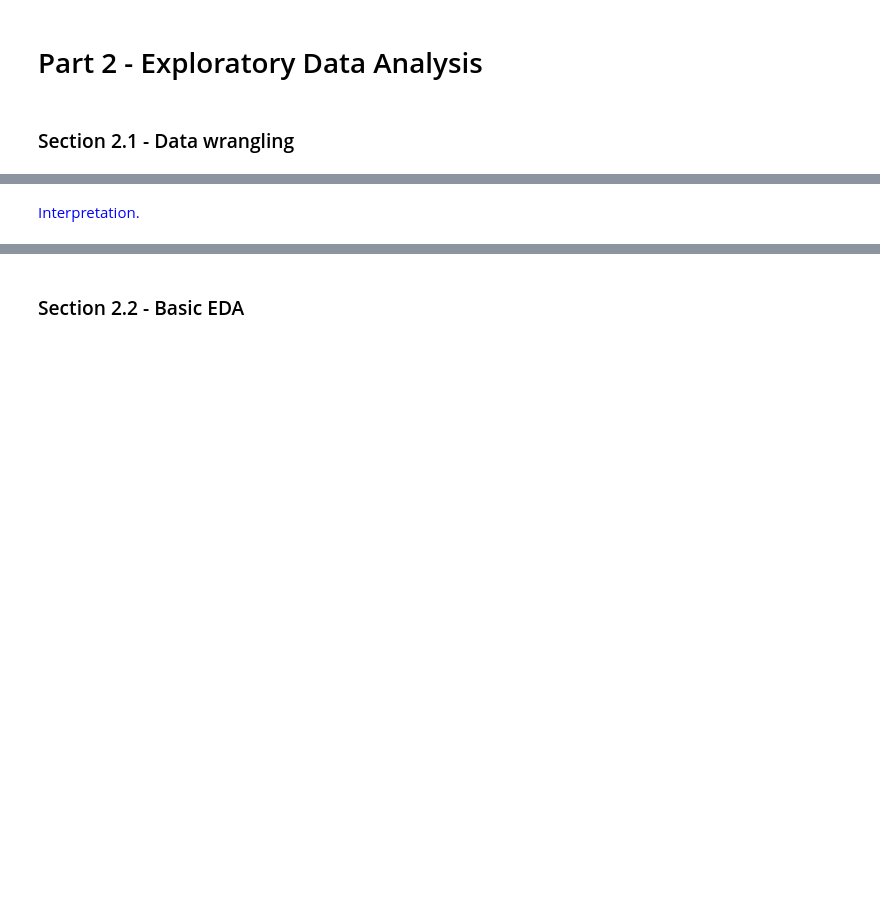
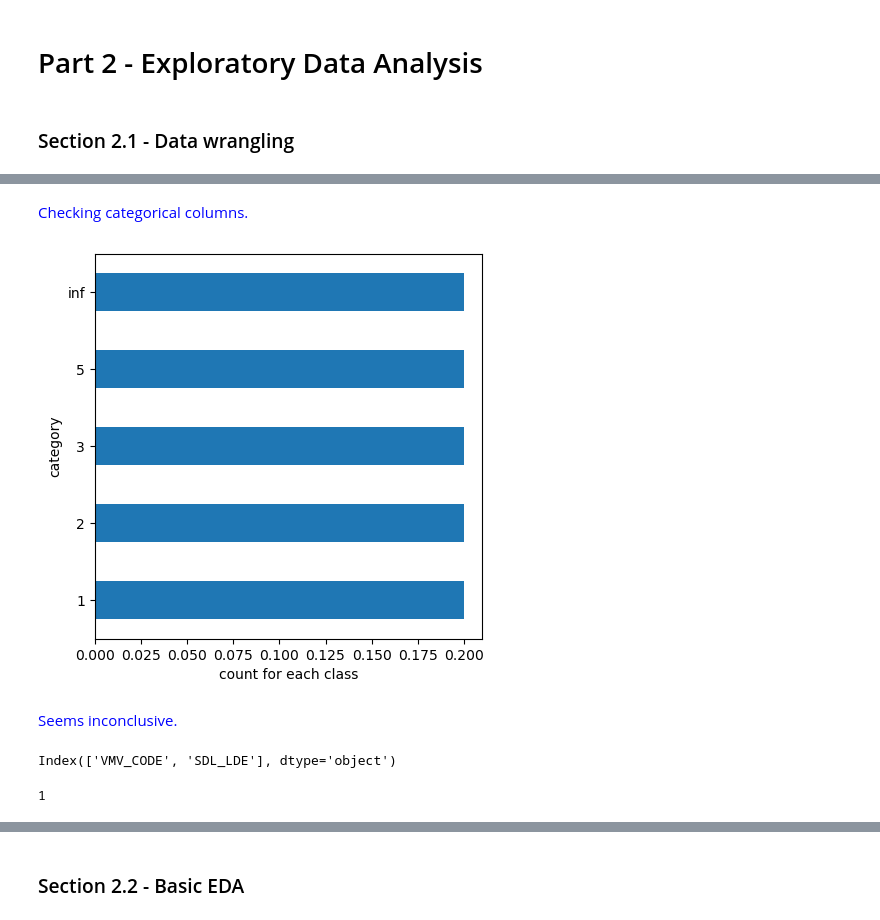
Before and after one commit to datapro4hire/Water, a Jupyter notebook: Capstone Project - Sprint 1.ipynb, the cells around one changed output, grey strips where cells are left out. Drawn from its saved outputs; the diff is of its cells as text; code cells hidden in the pictures; blank space fills up the shorter version.

```diff
--- a/Capstone Project - Sprint 1.ipynb
+++ b/Capstone Project - Sprint 1.ipynb
@@ -1085,0 +1143,36 @@ Being categorical data types, we determine that Chi Squared is the suitable hypo
+# %%
+import pandas as pd
+from scipy import stats
+import numpy as np
+
+# Sample data with missing values and mixed data types
+data = {'VMV_CODE': [1, 2, 3, None, 5, 'inf'],
+        'SDL_LDE': [10, 12, None, None, 18, 'abc'],
+        'MDL_LDM': [8, 11, 13, None, 16, np.inf]}
+df = pd.DataFrame(data)
+
+# Handle missing values (e.g., replace with mean or median)
+df['VMV_CODE'].fillna(df['VMV_CODE'].mean(), inplace=True)  # Replace NaN with mean
+df['SDL_LDE'].fillna(df['SDL_LDE'].median(), inplace=True)  # Replace NaN with median
+df['MDL_LDM'] = pd.to_numeric(df['MDL_LDM'], erxrors='coerce')  # Convert to numeric, handle non-numeric
+
+# Calculate correlation coefficients and p-values
+corr1, pval1 = stats.pearsonr(df['VMV_CODE'], df['SDL_LDE'])
+corr2, pval2 = stats.pearsonr(df['VMV_CODE'], df['MDL_LDM'])
+
+# Format p-values manually with 6 decimal places
+formatted_pval1 = f"{pval1:.6f}"
+formatted_pval2 = f"{pval2:.6f}"
+
+# Printing the results
+print("-" * 30)
+print(f"Numeric Valid Method vs. Sample Detection Limit")
+print(f"  - correlation coefficient: {corr1:.4f}")
+print(f"  - p-value: {formatted_pval1}")
+print("-" * 30)
+
+print("-" * 30)
+print(f"Numeric Valid Method vs. Method Detection Limit")
+print(f"  - correlation coefficient: {corr2:.4f}")
+print(f"  - p-value: {formatted_pval2}")
+print("-" * 30)
@@ -1130,2 +1230,25 @@ plt.show()
 # %% [markdown]
-<font color='blue'>Interpretation.</font>
+<font color='blue'>Checking categorical columns.</font>
+# %%
+# Let's visualize the target distribution
+
+df['VMV_CODE'].value_counts(normalize=True).plot(kind='barh', figsize = (5,5))
+
+plt.xlabel('count for each class')
+plt.ylabel('category')
+plt.show()
+# %% [output]
+[figure, added]
+# %% [markdown]
+<font color='blue'> Seems inconclusive.</font>
+# %%
+# Looking at all categorical columns
+
+categorical_columns = df.select_dtypes('object').columns
+categorical_columns
+# %% [output]
+Index(['VMV_CODE', 'SDL_LDE'], dtype='object')
+# %%
+len(categorical_columns[:-1])
+# %% [output]
+1
```
Also changed, not shown: parts of 13 cells of this notebook.
